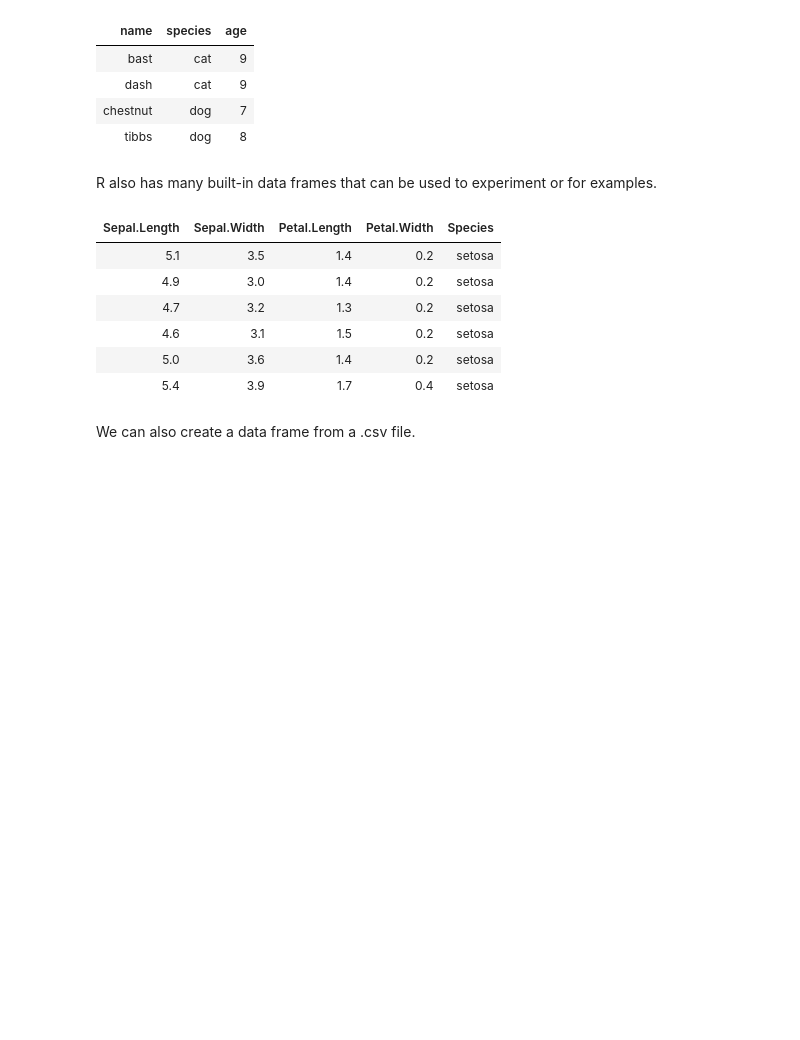
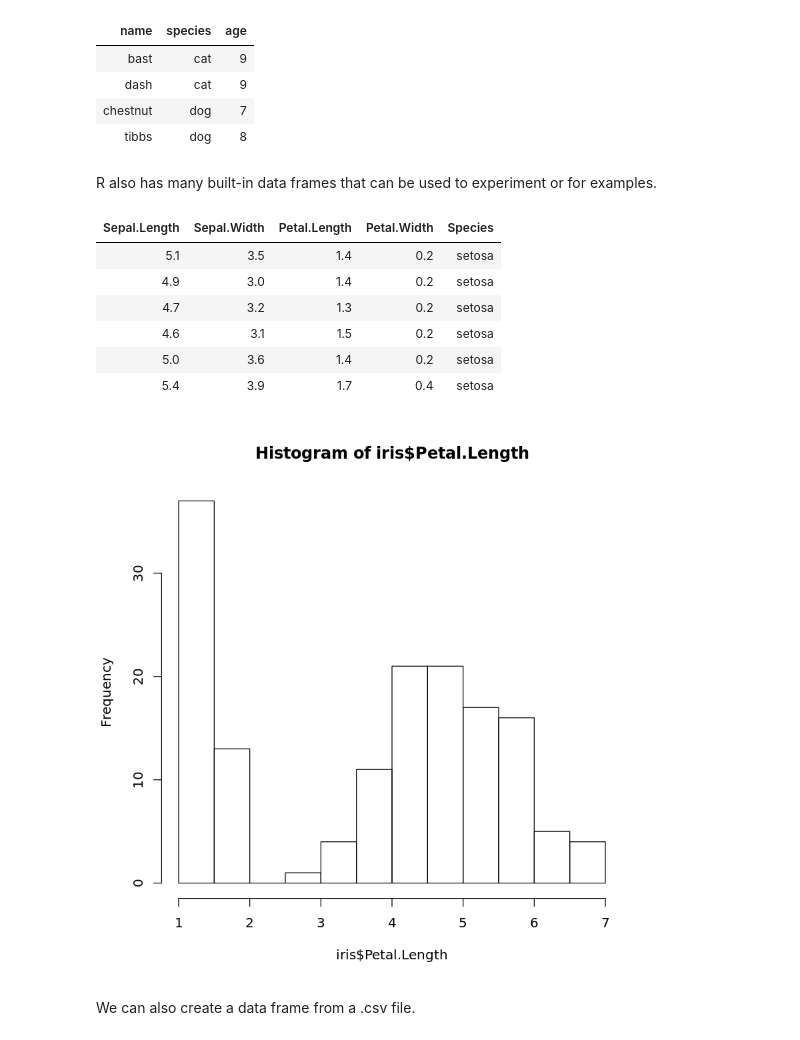
Before and after one commit to ofetad/HTS-notebooks, a Jupyter notebook: janice/3_IntroductionToR.ipynb, the cells around one changed output. Drawn from its saved outputs; the diff is of its cells as text; code cells hidden in the pictures; blank space fills up the shorter version.

```diff
--- a/janice/3_IntroductionToR.ipynb
+++ b/janice/3_IntroductionToR.ipynb
@@ -666,14 +666,17 @@ df
 R also has many built-in data frames that can be used to experiment or for examples.
 # %%
 head(iris)
+
+hist(iris$Petal.Length)
 # %% [output]
 | Sepal.Length | Sepal.Width | Petal.Length | Petal.Width | Species |
 | 5.1 | 3.5 | 1.4 | 0.2 | setosa |
 | 4.9 | 3.0 | 1.4 | 0.2 | setosa |
 | 4.7 | 3.2 | 1.3 | 0.2 | setosa |
 | 4.6 | 3.1 | 1.5 | 0.2 | setosa |
 | 5.0 | 3.6 | 1.4 | 0.2 | setosa |
 | 5.4 | 3.9 | 1.7 | 0.4 | setosa |
+[figure, added]
 # %% [markdown]
 We can also create a data frame from a .csv file.
 # %%
```
Also changed, not shown: parts of 3 cells of this notebook.
